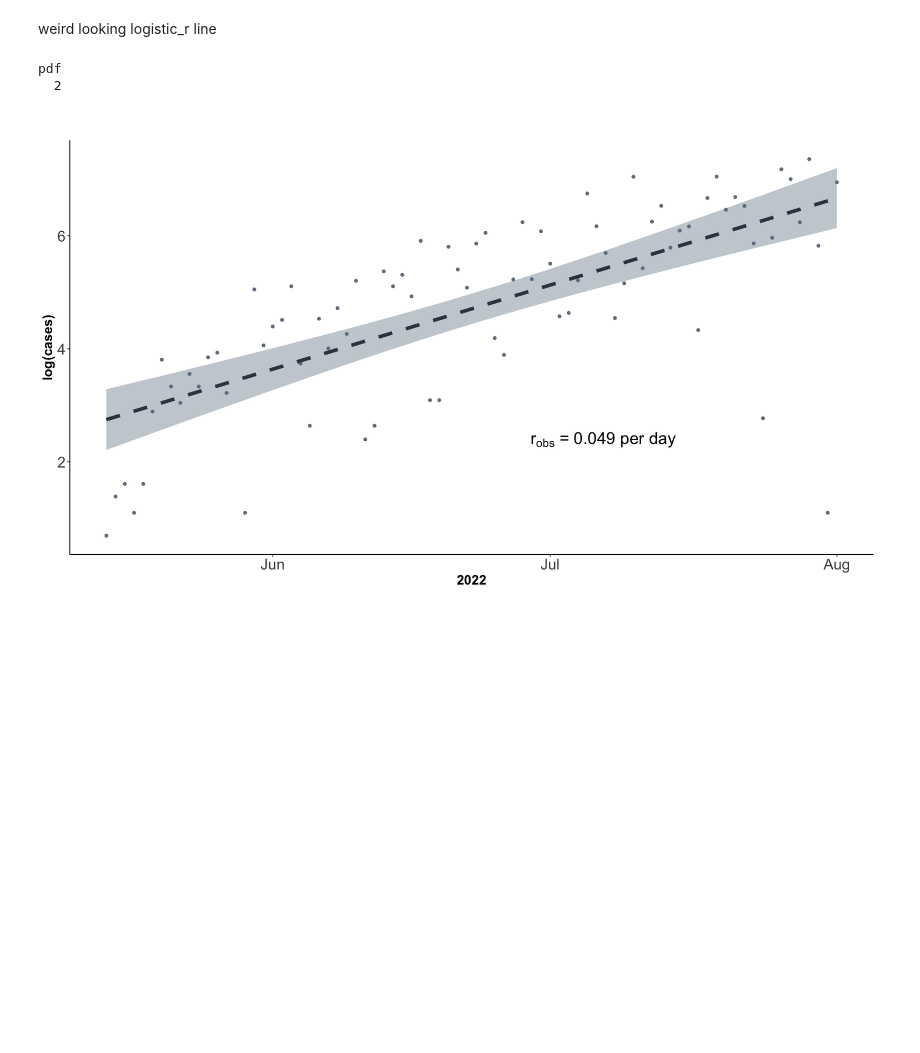
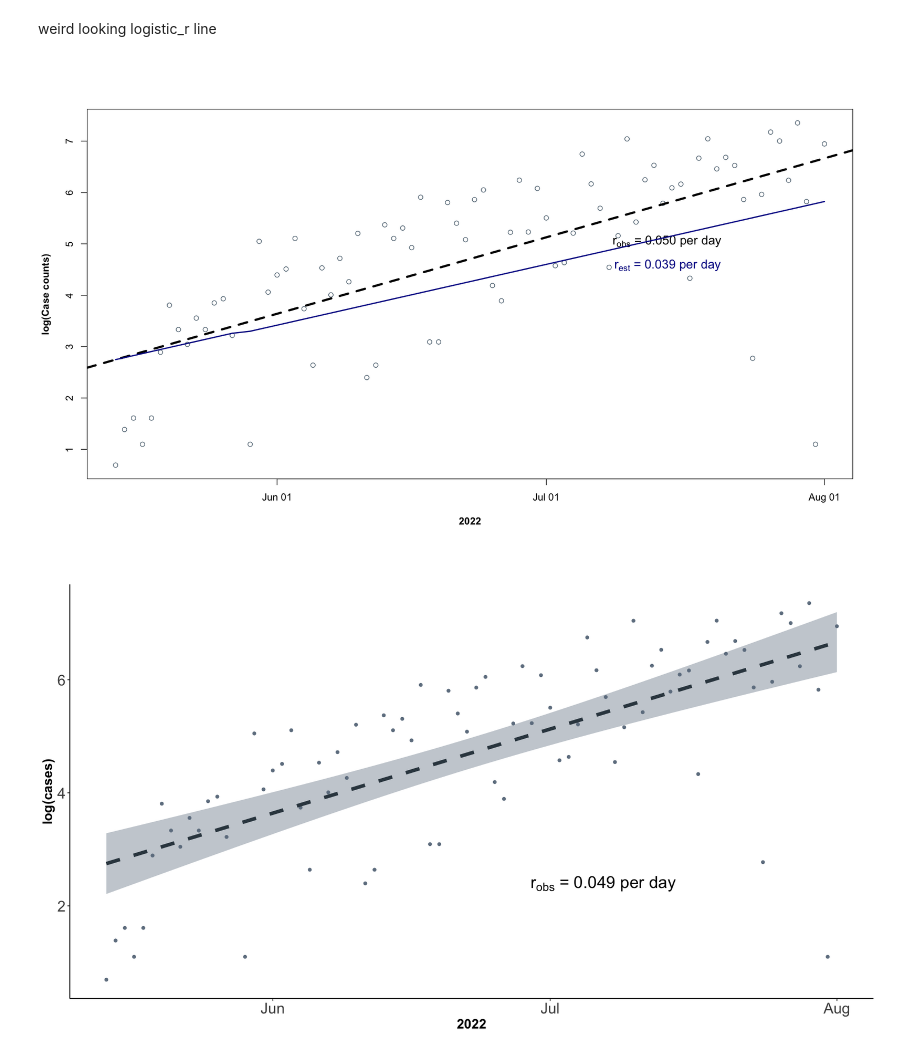
Before and after one commit to blab/mpox-dynamics, a Jupyter notebook: scripts/netau.ipynb, the cells around one changed output. Saved outputs shown, nothing was run; the diff lists cells and outputs as text; code cells hidden in the pictures; blank space fills up the shorter version.

```diff
--- a/scripts/netau.ipynb
+++ b/scripts/netau.ipynb
@@ -240,28 +239,27 @@ weird looking logistic_r line
 # %%
 logistic_r <- 0.03945506849315068 #via BEAST
 r_overlay <- tibble(datetime=cc_early$datetime) %>%
               mutate(x=0:(length(datetime)-1)) %>%
             # mutate(y=logistic_r) %>%
               mutate(z=lm.cc_early$fitted.values[1]) %>%
               mutate(infections=case_when(
                           x == 0 ~ z,
                           x >= 1 ~ logistic_r*x + z))
-png('r_overlay.png', width=500, height=350)
+#png('r_overlay.png', width=500, height=350)
 plot(y=cc_early$log_cases,
      x=cc_early$datetime,
      #main="Global",
      xlab='2022',
      ylab='log(Case counts)',
      col='#536878',
      font.lab = 2)
 title(expression(paste('r'[obs],' = 0.050 per day')), line = -11, adj=0.8, cex.main=1.25)
 title(expression(paste('r'[est],' = 0.039 per day')), line = -13, adj=0.8, cex.main=1.25, col.main='darkblue')
 abline(lm.cc_early, lty=2, lwd=3.5)
 lines(x=r_overlay$datetime, y=r_overlay$infections, lwd=2, col='darkblue')
-dev.off()
+#dev.off()
 # %% [output]
-pdf
-  2
+[figure, added]
 # %%
 ggplot(cc_early, aes(x=datetime, y=log_cases)) +
     geom_point(color='#708090') +
```
Also changed, not shown: parts of 3 cells of this notebook.
